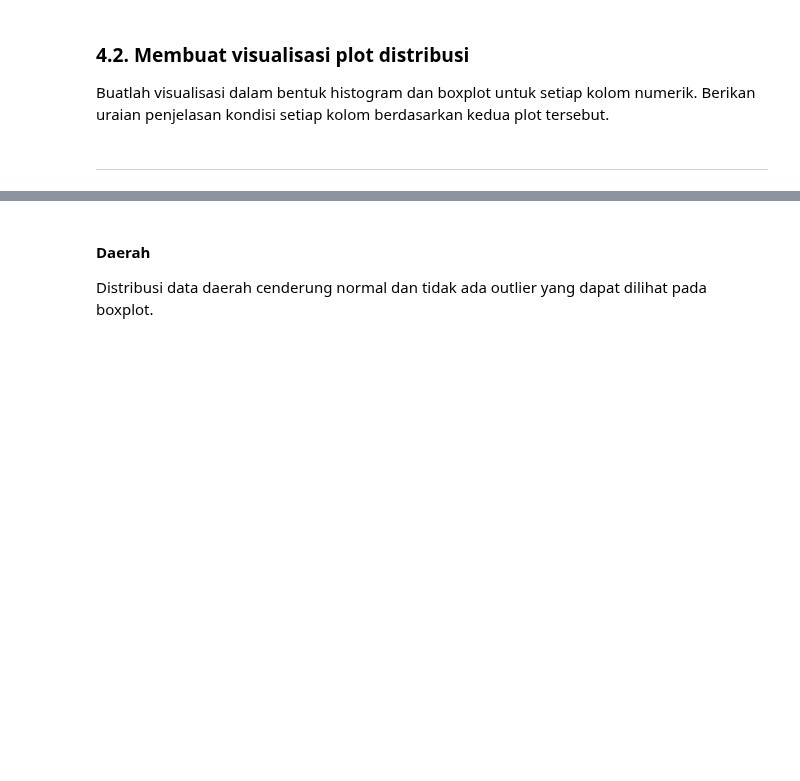
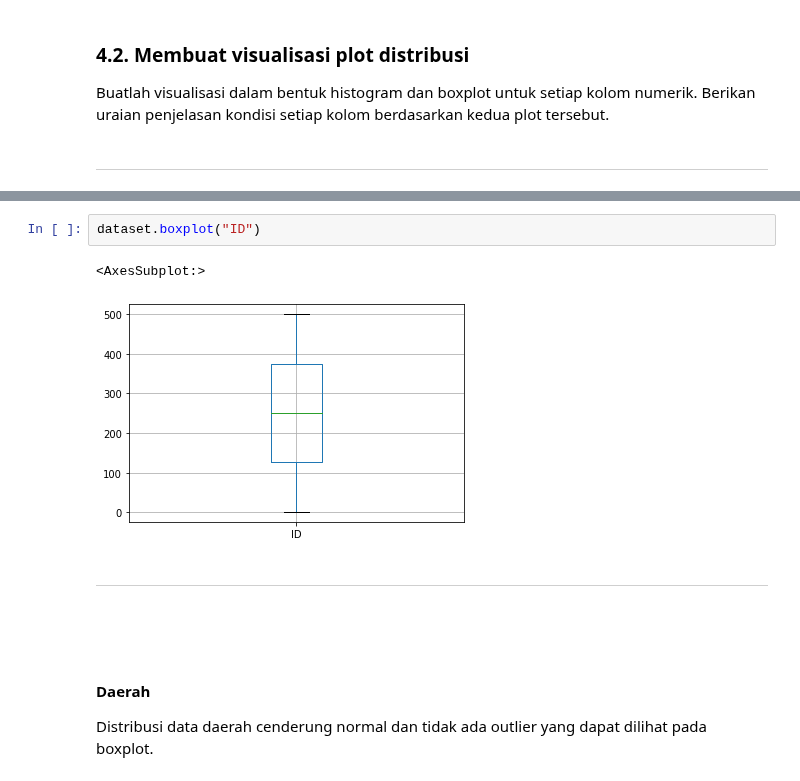
Before and after one commit to Lock1/IF2220-Probstat, a Jupyter notebook: TubesProbstat.ipynb, the cells around one changed output, grey strips where cells are left out. Drawn from its saved outputs; the diff is of its cells as text; blank space fills up the shorter version.

````diff
--- a/TubesProbstat.ipynb
+++ b/TubesProbstat.ipynb
@@ -220,3 +232,13 @@ tersebut.
+# %%
+dataset.boxplot("ID")
+# %% [output]
+<AxesSubplot:>
+[figure, added]
+# %% [markdown]
+***
+```
+
+```
 # %% [markdown]
 #### Daerah
 Distribusi data daerah cenderung normal dan tidak ada outlier yang dapat dilihat pada boxplot.
````
Also changed, not shown: parts of 9 cells of this notebook.
